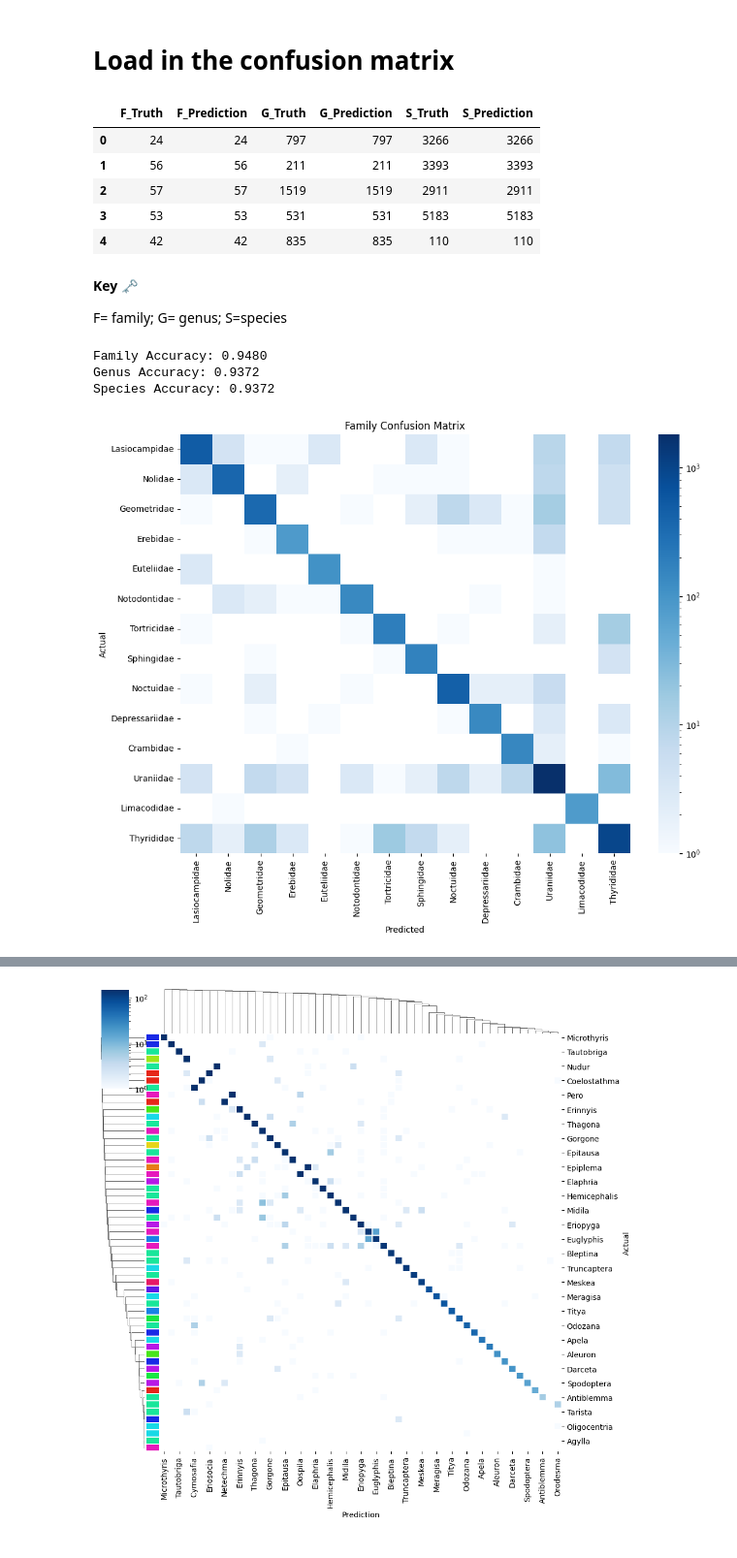
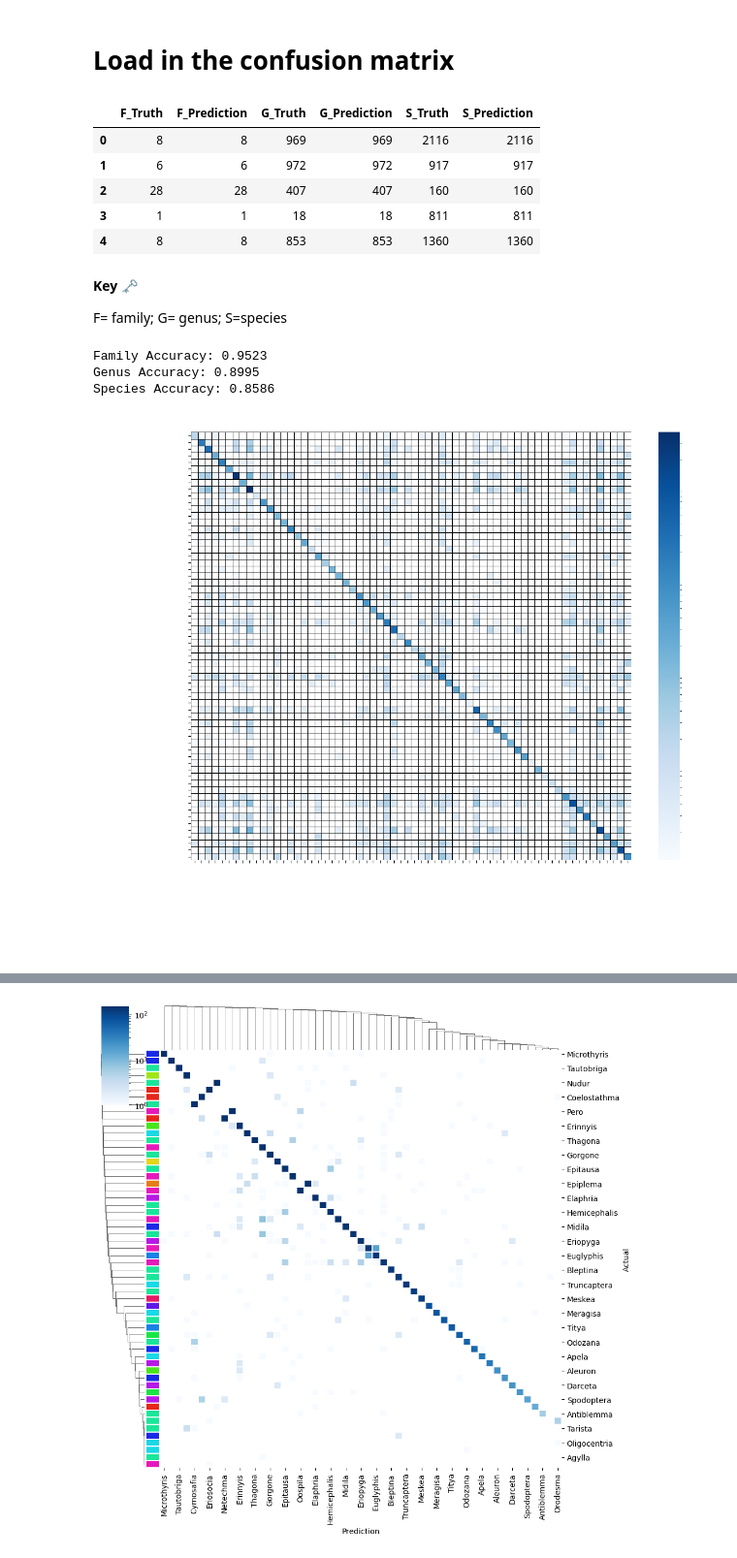
Before and after one commit to AMI-system/species_classifier, a Jupyter notebook: sandbox/confusion_matrix.ipynb, the cells around one changed output, grey strips where cells are left out. Shown at 97% size. Drawn from its saved outputs; the diff is of its cells as text; code cells hidden in the pictures.

Commit message:
add theme for confusion matrix

```diff
--- a/sandbox/confusion_matrix.ipynb
+++ b/sandbox/confusion_matrix.ipynb
@@ -8,17 +8,19 @@ import seaborn as sns
 from matplotlib import gridspec
 import numpy as np
 # %%
-df = pd.read_csv("../outputs/v01_confusion-data.csv")
-labels = pd.read_json('/bask/homes/f/fspo1218/amber/data/gbif_costarica/01_costarica_data_numeric_labels.json', typ='series')
+region = 'uk'
+
+df = pd.read_csv(f"../outputs/turing-{region}_v02_confusion-data.csv")
+labels = pd.read_json(f'/bask/homes/f/fspo1218/amber/data/gbif_{region}/01_{region}_data_numeric_labels.json', typ='series')
 # %%
 df.head()
 # %% [output]
 |  | F_Truth | F_Prediction | G_Truth | G_Prediction | S_Truth | S_Prediction |
-| 0 | 24 | 24 | 797 | 797 | 3266 | 3266 |
-| 1 | 56 | 56 | 211 | 211 | 3393 | 3393 |
-| 2 | 57 | 57 | 1519 | 1519 | 2911 | 2911 |
-| 3 | 53 | 53 | 531 | 531 | 5183 | 5183 |
-| 4 | 42 | 42 | 835 | 835 | 110 | 110 |
+| 0 | 8 | 8 | 969 | 969 | 2116 | 2116 |
+| 1 | 6 | 6 | 972 | 972 | 917 | 917 |
+| 2 | 28 | 28 | 407 | 407 | 160 | 160 |
+| 3 | 1 | 1 | 18 | 18 | 811 | 811 |
+| 4 | 8 | 8 | 853 | 853 | 1360 | 1360 |
 # %% [markdown]
 **Key 🗝️**
 
@@ -36,9 +38,9 @@ print(f'Genus Accuracy: {accuracy:.4f}')
 accuracy = accuracy_score(df['S_Truth'], df['S_Prediction'])
 print(f'Species Accuracy: {accuracy:.4f}')
 # %% [output]
-Family Accuracy: 0.9480
-Genus Accuracy: 0.9372
-Species Accuracy: 0.9372
+Family Accuracy: 0.9523
+Genus Accuracy: 0.8995
+Species Accuracy: 0.8586
 # %%
 s_lab = labels['species_list']
 g_lab = labels['genus_list']
@@ -61,7 +63,7 @@ from matplotlib.colors import LogNorm, Normalize
 from matplotlib.ticker import MaxNLocator
 
 
-def confusion_matrix_kg(tax_type="species"):
+def confusion_matrix_kg(tax_type="species", dark_mode=False):
     cm = confusion_matrix(df[(tax_type[0]).upper() + '_Truth'], df[(tax_type[0]).upper() + '_Prediction'])
     plt.figure(figsize=(12, 9))
     sns.heatmap(cm, annot=False, fmt='d', cmap='Blues', cbar=True, norm=LogNorm(),
@@ -70,11 +72,40 @@ def confusion_matrix_kg(tax_type="species"):
     plt.xlabel('Predicted')
     plt.ylabel('Actual')
     plt.title((tax_type).capitalize() + ' Confusion Matrix')
-    plt.savefig('./plots/'+tax_type+'_confusion_matrix.png')
+    plt.savefig('./plots/'+tax_type+'_confusion_matrix.png', transparent=True)
+# %%
+def confusion_matrix_kg(tax_type="species", dark_mode=False):
+    cm = confusion_matrix(df[(tax_type[0]).upper() + '_Truth'], df[(tax_type[0]).upper() + '_Prediction'])
+
+    plt.figure(figsize=(12, 10))
+    if dark_mode:
+
+        sns.heatmap(cm, annot=False, fmt='d', cmap='Blues', cbar=True, norm=LogNorm(),
+                    xticklabels=df[tax_type + '_truth'].unique(),
+                    yticklabels=df[tax_type + '_truth'].unique(), linewidths=0.5,
+                    linecolor='black')
+        plt.xlabel('Predicted', color='white')
+        plt.ylabel('Actual', color='white')
+        plt.title((tax_type).capitalize() + ' Confusion Matrix', color='white')
+        plt.xticks(color='white')
+        plt.yticks(color='white')
+        cbar = plt.gcf().axes[-1]
+        cbar.tick_params(labelcolor='white', color='white')
+    else:
+        sns.heatmap(cm, annot=False, fmt='d', cmap='Blues', cbar=True, norm=LogNorm(),
+                    xticklabels=df[tax_type + '_truth'].unique(),
+                    yticklabels=df[tax_type + '_truth'].unique(), linewidths=0.5,
+                    linecolor='black')
+        plt.xlabel('Predicted')
+        plt.ylabel('Actual')
+        plt.title((tax_type).capitalize() + ' Confusion Matrix')
+
+    plt.tight_layout()
+    plt.savefig('./plots/'+tax_type+'_confusion_matrix.png', transparent=True)
 # %%
-confusion_matrix_kg("family")
+confusion_matrix_kg("family", dark_mode=True)
 # %% [output]
-[figure, old version]
+[figure, new version]
 # %%
 confusion_matrix_kg("genus")
 # %% [output]
```
Also changed, not shown: parts of 2 cells of this notebook.
